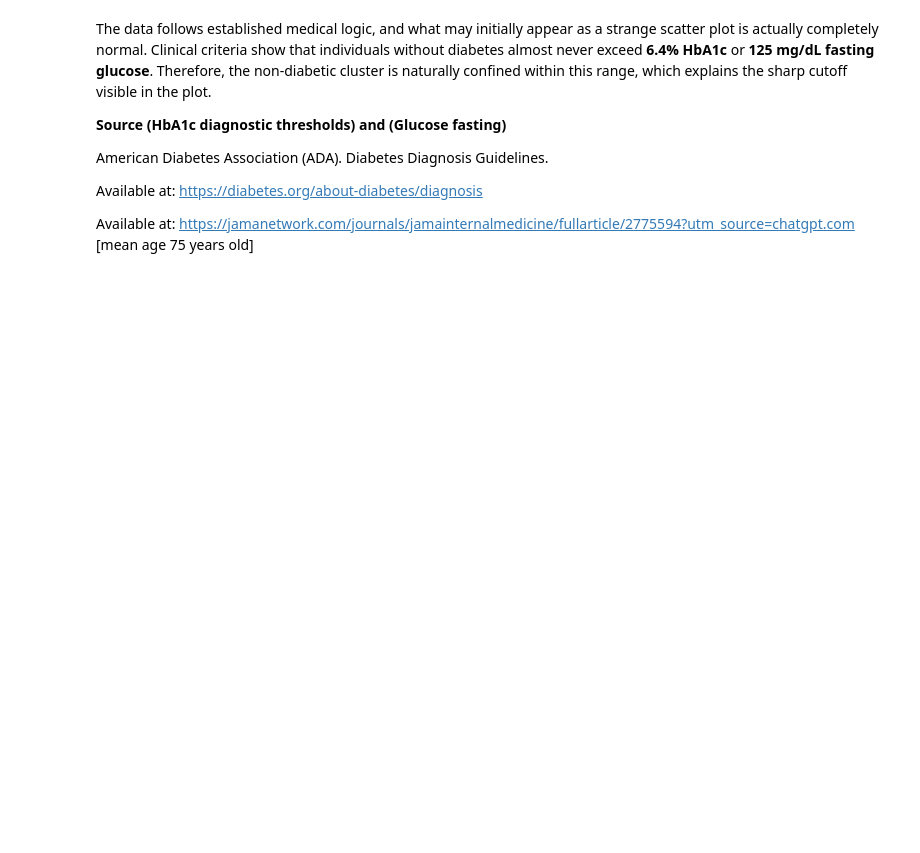
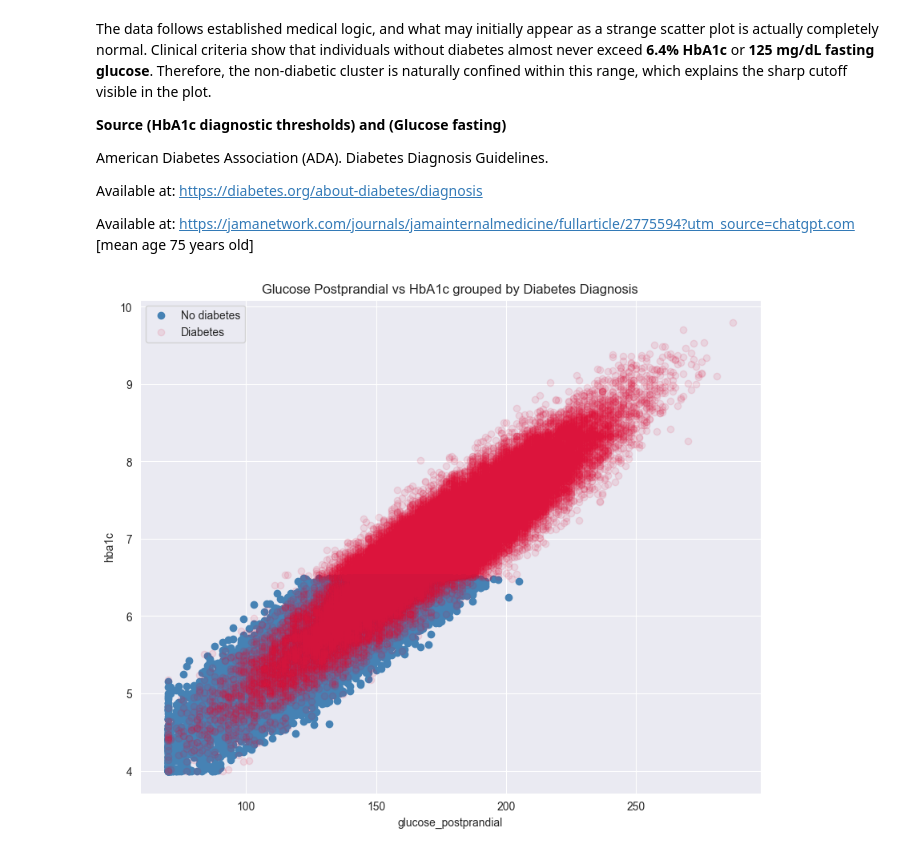
Before and after one commit to plamensve/diabets_health_indicators, a Jupyter notebook: notebooks/02_eda.ipynb, the cells around one changed output. Saved outputs shown, nothing was run; the diff lists cells and outputs as text; code cells hidden in the pictures; blank space fills up the shorter version.

```diff
--- a/notebooks/02_eda.ipynb
+++ b/notebooks/02_eda.ipynb
@@ -72,3 +78,23 @@ American Diabetes Association (ADA). Diabetes Diagnosis Guidelines.
 Available at: https://diabetes.org/about-diabetes/diagnosis
 
 Available at: https://jamanetwork.com/journals/jamainternalmedicine/fullarticle/2775594?utm_source=chatgpt.com [mean age 75 years old]
+# %%
+plt.figure(figsize=(10, 8))
+
+diabetic = data[data['diagnosed_diabetes'] == 1]
+non_diabetic = data[data['diagnosed_diabetes'] == 0]
+
+plt.scatter(non_diabetic['glucose_postprandial'], non_diabetic['hba1c'],
+            alpha=1, label='No diabetes', color='steelblue')
+
+plt.scatter(diabetic['glucose_postprandial'], diabetic['hba1c'],
+            alpha=0.1, label='Diabetes', color='crimson')
+
+plt.xlabel('glucose_postprandial')
+plt.ylabel('hba1c')
+plt.legend()
+plt.title('Glucose Postprandial vs HbA1c grouped by Diabetes Diagnosis')
+
+plt.show()
+# %% [output]
+[figure, added]
```
Also changed, not shown: parts of 18 cells of this notebook, 2 other files.
